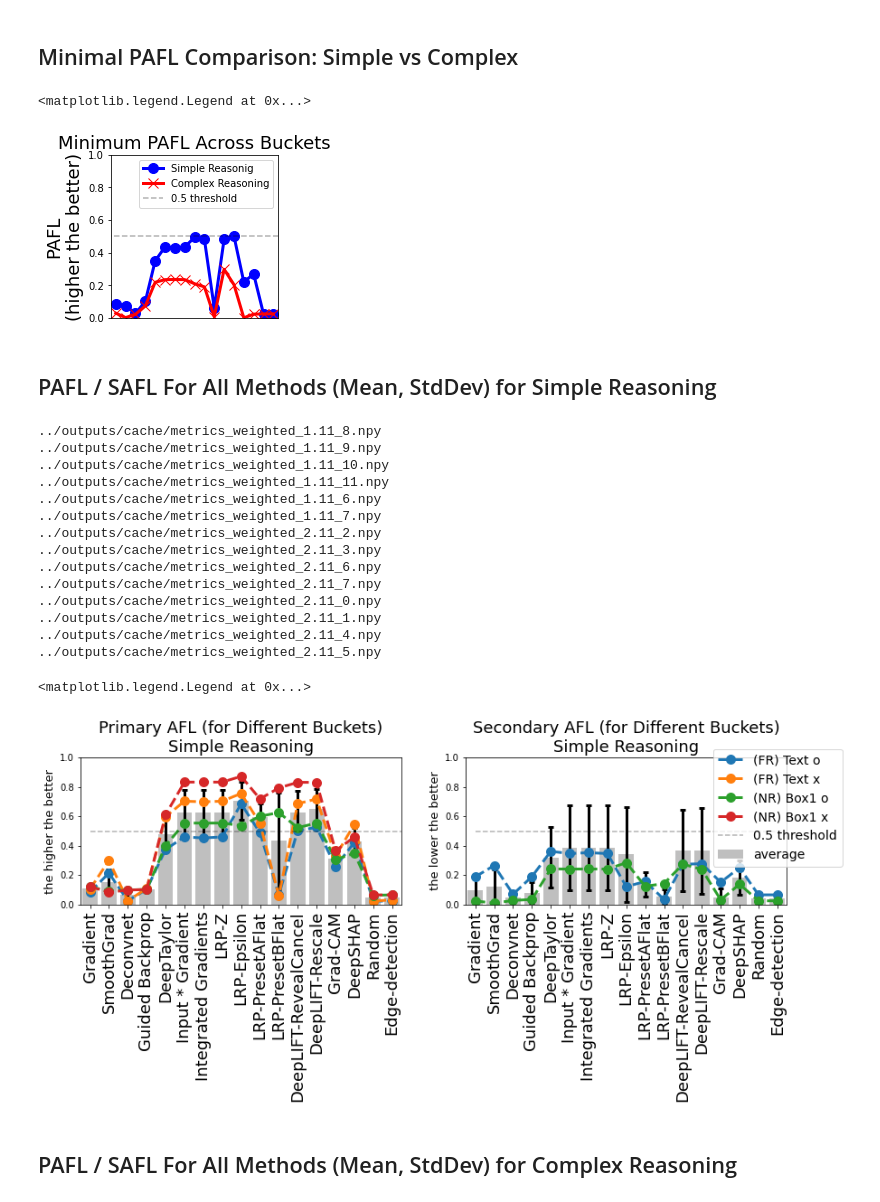
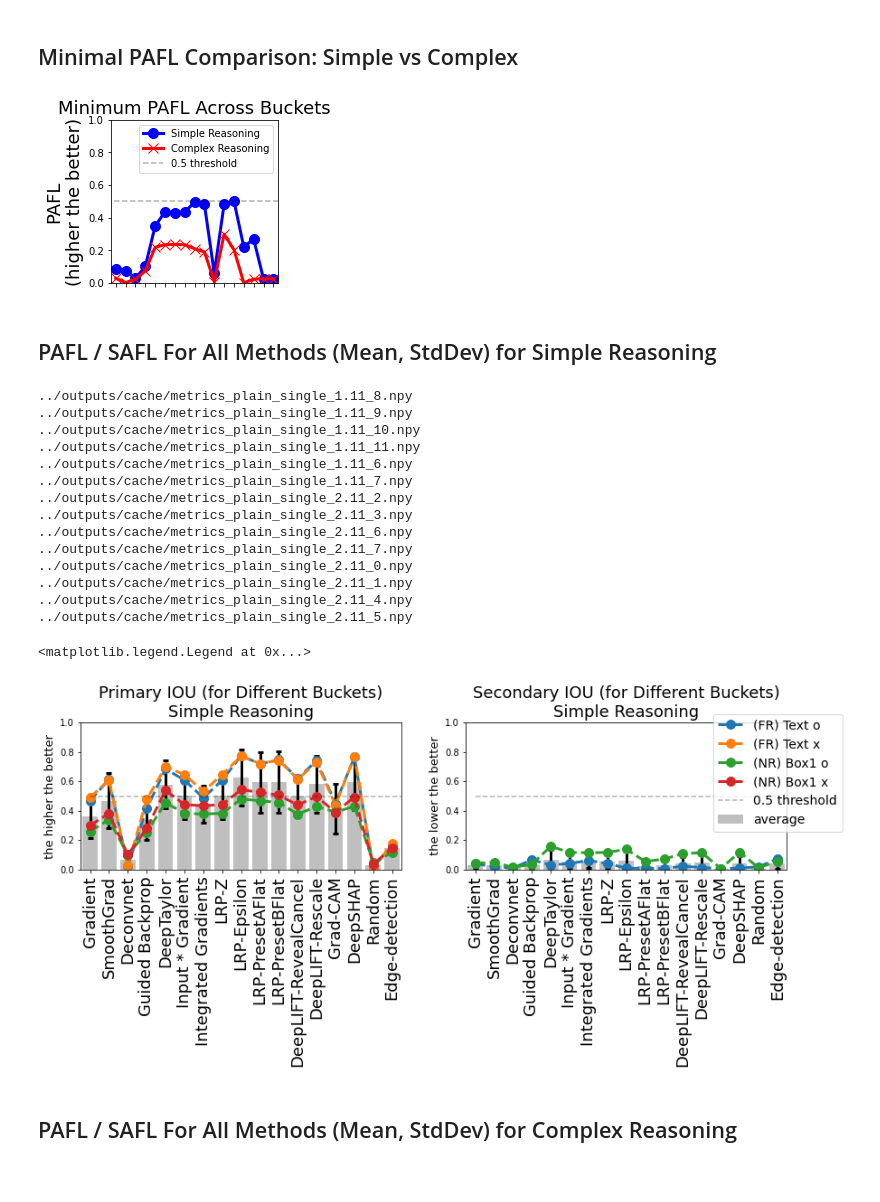
Before and after one commit to wnstlr/SMERF, a Jupyter notebook: notebooks/IOU_AFL_MAFL_plots.ipynb, the cells around one changed output. Saved outputs shown, nothing was run; the diff lists cells and outputs as text; code cells hidden in the pictures.

```diff
--- a/notebooks/IOU_AFL_MAFL_plots.ipynb
+++ b/notebooks/IOU_AFL_MAFL_plots.ipynb
@@ -230,15 +201,15 @@ plt.tight_layout()
 # %% [markdown]
 ## Minimal PAFL Comparison: Simple vs Complex
 # %%
-metric_type = 'weighted'
+metric_type = 'weighted' # AFL results
 #metric_type = 'plain_single' # uncomment this line to get results for plain IOU
 p_results = []
 s_results = []
 for s in simple_case_nos:
-    bucket_results = sorted(glob.glob("../outputs/cache/metrics_%s_%0.2f_*.npy"%(metric_type, s)))
+    bucket_results = sorted(glob.glob(os.path.join(CACHE_DIR, "metrics_%s_%0.2f_*.npy"%(metric_type, s))))
     ids = sorted([int(x.split('_')[-1][:-4]) for x in bucket_results])
     for i in ids:
-        d = np.load("../outputs/cache/metrics_%s_%0.2f_%d.npy"%(metric_type, s,i))
+        d = np.load(os.path.join(CACHE_DIR, "metrics_%s_%0.2f_%d.npy"%(metric_type, s,i)))
         bucket_p, bucket_s = d[0], d[2]
         if not np.isnan(bucket_p[0]):
             p_results.append(bucket_p)
@@ -252,10 +223,10 @@ simple_min = np.min(p_results, axis=0)
 p_results = []
 s_results = []
 for s in [3.72,3.73]:
-    bucket_results = sorted(glob.glob("../outputs/cache/metrics_%s_%0.2f_*.npy"%(metric_type, s)))
+    bucket_results = sorted(glob.glob(os.path.join(CACHE_DIR, "metrics_%s_%0.2f_*.npy"%(metric_type, s))))
     ids = sorted([int(x.split('_')[-1][:-4]) for x in bucket_results])
     for i in ids:
-        d = np.load("../outputs/cache/metrics_%s_%0.2f_%d.npy"%(metric_type, s,i))
+        d = np.load(os.path.join(CACHE_DIR, "metrics_%s_%0.2f_%d.npy"%(metric_type, s,i)))
         bucket_p, bucket_s = d[0], d[2]
         if not np.isnan(bucket_p[0]):
             p_results.append(bucket_p)
@@ -269,26 +240,27 @@ complex_avg = np.nan_to_num(complex_avg)
 complex_min = np.nan_to_num(complex_min)
 
 fig, axs = plt.subplots(1,1, figsize=(3,3))
-axs.plot(simple_min, 'b-', marker='o', markersize=10, label='Simple Reasonig', linewidth=3)
+axs.plot(simple_min, 'b-', marker='o', markersize=10, label='Simple Reasoning', linewidth=3)
 axs.plot(complex_min, 'r-', marker='x', markersize=10, label='Complex Reasoning', linewidth=3)
-axs.plot([-1, 17], [0.5,0.5], 'k--', alpha=0.3,  label='0.5 threshold')
+axs.plot([-1, len(methods)], [0.5,0.5], 'k--', alpha=0.3,  label='0.5 threshold')
 axs.set_ylim([0, 1.0])
 # axs[0].set_ylim([0, 0.006])
 #axs.set(xticks=range(len(methods)), xticklabels=methods)
 #axs.set_xticklabels(methods, rotation=90, fontsize=18)
 axs.set_xticks(())
-axs.set_xlim([-0.5, 16.5])
+axs.set_xlim([-0.5, len(methods)-0.5])
 if metric_type == 'plain_single':
     axs.set_title('Minimum PIOU Across Buckets', fontsize=18)
     axs.set_ylabel('IOU\n(higher the better)', fontsize=18)
 elif metric_type == 'weighted':
     axs.set_title('Minimum PAFL Across Buckets', fontsize=18)
     axs.set_ylabel('PAFL\n(higher the better)', fontsize=18)
+axs.set_xticks(range(simple_min.shape[0]))
+axs.set_xticklabels(())
 axs.legend()
-#plt.savefig(os.path.join(PLOT_DIR, 'minimum_change_%s.pdf'%(metric_type)), dpi=200, bbox_inches='tight')
+plt.savefig(os.path.join(PLOT_DIR, 'minimum_change_%s.pdf'%(metric_type)), dpi=200, bbox_inches='tight')
 # %% [output]
-<matplotlib.legend.Legend at 0x...>
-[figure, old version]
+[figure, new version]
 # %% [markdown]
 ## PAFL / SAFL For All Methods (Mean, StdDev) for Simple Reasoning
 # %%
@@ -296,16 +268,16 @@ axs.legend()
 method_idx = range(len(methods))
 simple_case_nos = [1.11, 2.11]
 
-metric_type = 'weighted'
-#metric_type = 'plain_single' ## uncomment this line to get results for plain IOU metric
+#metric_type = 'weighted'
+metric_type = 'plain_single' ## uncomment this line to get results for plain IOU metric
 
 p_results = []
 s_results = []
 for s in simple_case_nos:
-    bucket_results = sorted(glob.glob("../outputs/cache/metrics_%s_%0.2f_*.npy"%(metric_type, s)))
+    bucket_results = sorted(glob.glob(os.path.join(CACHE_DIR, "metrics_%s_%0.2f_*.npy"%(metric_type, s))))
     ids = sorted([int(x.split('_')[-1][:-4]) for x in bucket_results])
     for i in ids:
-        d = np.load("../outputs/cache/metrics_%s_%0.2f_%d.npy"%(metric_type, s,i))
+        d = np.load(os.path.join(CACHE_DIR, "metrics_%s_%0.2f_%d.npy"%(metric_type, s,i)))
         bucket_p, bucket_s = d[0], d[2]
         if not np.isnan(bucket_p[0]):
             p_results.append(bucket_p)
@@ -328,7 +300,7 @@ for c, b in enumerate(buckets):
     data1 = np.zeros((len(b), len(methods)))
     data2 = np.zeros((len(b), len(methods)))
     for i, bid in enumerate(b):
-        fn = '../outputs/cache/metrics_%s_1.11_%d.npy'%(metric_type, bid)
+        fn = os.path.join(CACHE_DIR, 'metrics_%s_1.11_%d.npy'%(metric_type, bid))
         print(fn)
         tmp = np.load(fn)
         data1[i, :] = tmp[0]
@@ -344,56 +316,56 @@ for c, b in enumerate(buckets):
     data1 = np.zeros((len(b), len(methods)))
     data2 = np.zeros((len(b), len(methods)))
     for i, bid in enumerate(b):
-        fn = '../outputs/cache/metrics_%s_2.11_%d.npy'%(metric_type, bid)
+        fn = os.path.join(CACHE_DIR, 'metrics_%s_2.11_%d.npy'%(metric_type, bid))
         print(fn)
         tmp = np.load(fn)
         data1[i, :] = tmp[0]
         data2[i, :] = tmp[2]
     data1 = np.mean(data1, axis=0)
     data2 = np.mean(data2, axis=0)
     axs[0].plot(data1, '--', marker='o', label=cluster_label[c], markersize=10, linewidth=3)
     axs[1].plot(data2, '--', marker='o', label=cluster_label[c], markersize=10, linewidth=3)
 
-axs[0].plot([0, 17], [0.5,0.5], 'k--', alpha=0.3,  label='0.5 threshold')
+axs[0].plot([0, len(methods)], [0.5,0.5], 'k--', alpha=0.3,  label='0.5 threshold')
 axs[0].set_ylim([0, 1])
 axs[0].set(xticks=range(len(methods)), xticklabels=methods)
 axs[0].set_xticklabels(methods, rotation=90, fontsize=18)
-axs[0].set_xlim([-0.5, 16.5])
+axs[0].set_xlim([-0.5, len(methods)-0.5])
 axs[0].set_ylabel('the higher the better', rotation=90, fontsize=13)
 if metric_type == 'weighted':
     axs[0].set_title('Primary AFL (for Different Buckets)\nSimple Reasoning', fontsize=18)
 elif metric_type == 'plain_single':
     axs[0].set_title('Primary IOU (for Different Buckets)\nSimple Reasoning', fontsize=18)
 
-axs[1].plot([0, 17], [0.5,0.5], 'k--', alpha=0.3,  label='0.5 threshold')
+axs[1].plot([0, len(methods)], [0.5,0.5], 'k--', alpha=0.3,  label='0.5 threshold')
 axs[1].set_ylim([0, 1])
 axs[1].set(xticks=range(len(methods)), xticklabels=methods)
 axs[1].set_xticklabels(methods, rotation=90, fontsize=18)
-axs[1].set_xlim([-0.5, 16.5])
+axs[1].set_xlim([-0.5, len(methods)-0.5])
 axs[1].set_ylabel('the lower the better', rotation=90, fontsize=13)
 if metric_type == 'weighted':
     axs[1].set_title('Secondary AFL (for Different Buckets)\nSimple Reasoning', fontsize=18)
 elif metric_type == 'plain_single':
     axs[1].set_title('Secondary IOU (for Different Buckets)\nSimple Reasoning', fontsize=18)
 axs[1].legend(loc='upper left', bbox_to_anchor=(0.75, 1.1), fontsize=14)
 #plt.savefig(os.path.join(PLOT_DIR, 'simple_results_buckets_%s.pdf'%metric_type), bbox_inches='tight', dpi=200)
 # %% [output]
-../outputs/cache/metrics_weighted_1.11_8.npy
-../outputs/cache/metrics_weighted_1.11_9.npy
-../outputs/cache/metrics_weighted_1.11_10.npy
-../outputs/cache/metrics_weighted_1.11_11.npy
-../outputs/cache/metrics_weighted_1.11_6.npy
-../outputs/cache/metrics_weighted_1.11_7.npy
-../outputs/cache/metrics_weighted_2.11_2.npy
-../outputs/cache/metrics_weighted_2.11_3.npy
-../outputs/cache/metrics_weighted_2.11_6.npy
-../outputs/cache/metrics_weighted_2.11_7.npy
-../outputs/cache/metrics_weighted_2.11_0.npy
-../outputs/cache/metrics_weighted_2.11_1.npy
-../outputs/cache/metrics_weighted_2.11_4.npy
-../outputs/cache/metrics_weighted_2.11_5.npy
+../outputs/cache/metrics_plain_single_1.11_8.npy
+../outputs/cache/metrics_plain_single_1.11_9.npy
+../outputs/cache/metrics_plain_single_1.11_10.npy
+../outputs/cache/metrics_plain_single_1.11_11.npy
+../outputs/cache/metrics_plain_single_1.11_6.npy
+../outputs/cache/metrics_plain_single_1.11_7.npy
+../outputs/cache/metrics_plain_single_2.11_2.npy
+../outputs/cache/metrics_plain_single_2.11_3.npy
+../outputs/cache/metrics_plain_single_2.11_6.npy
+../outputs/cache/metrics_plain_single_2.11_7.npy
+../outputs/cache/metrics_plain_single_2.11_0.npy
+../outputs/cache/metrics_plain_single_2.11_1.npy
+../outputs/cache/metrics_plain_single_2.11_4.npy
+../outputs/cache/metrics_plain_single_2.11_5.npy
 <matplotlib.legend.Legend at 0x...>
-[figure, old version]
+[figure, new version]
 # %% [markdown]
 ## PAFL / SAFL For All Methods (Mean, StdDev) for Complex Reasoning
 # %%
```
Also changed, not shown: parts of 15 cells of this notebook, 16 other files.
